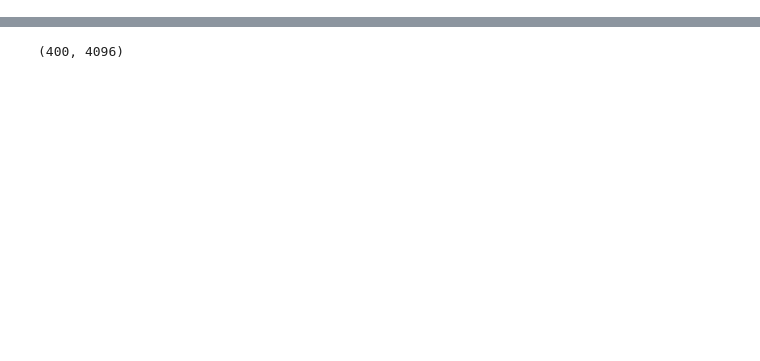
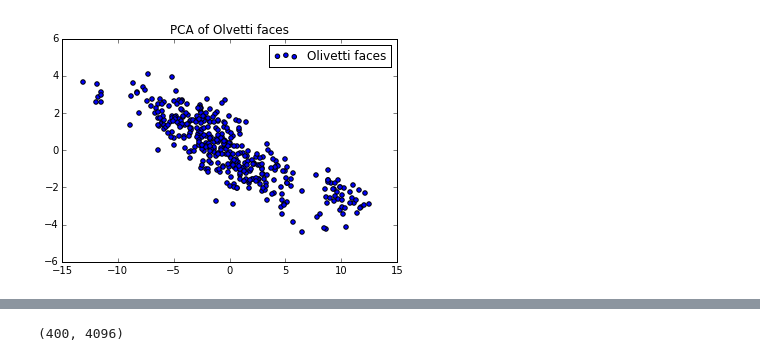
Before and after one commit to mattlichti/gen_assembly, a Jupyter notebook: Homework/HW4/Matt_Lab4.ipynb, the cells around one changed output, grey strips where cells are left out. Cells and saved outputs as stored; diff of their text form; code cells hidden in the pictures; blank space fills up the shorter version.

```diff
--- a/Homework/HW4/Matt_Lab4.ipynb
+++ b/Homework/HW4/Matt_Lab4.ipynb
@@ -10,0 +166,8 @@ y=faces['target']
+# %%
+pl.figure()
+pl.scatter(X_r[:, 0], X_r[:, 1], label="Olivetti faces")
+pl.legend()
+pl.title('PCA of Olvetti faces')
+pl.show()
+# %% [output]
+[figure, added]
```
Also changed, not shown: parts of 49 cells of this notebook.
